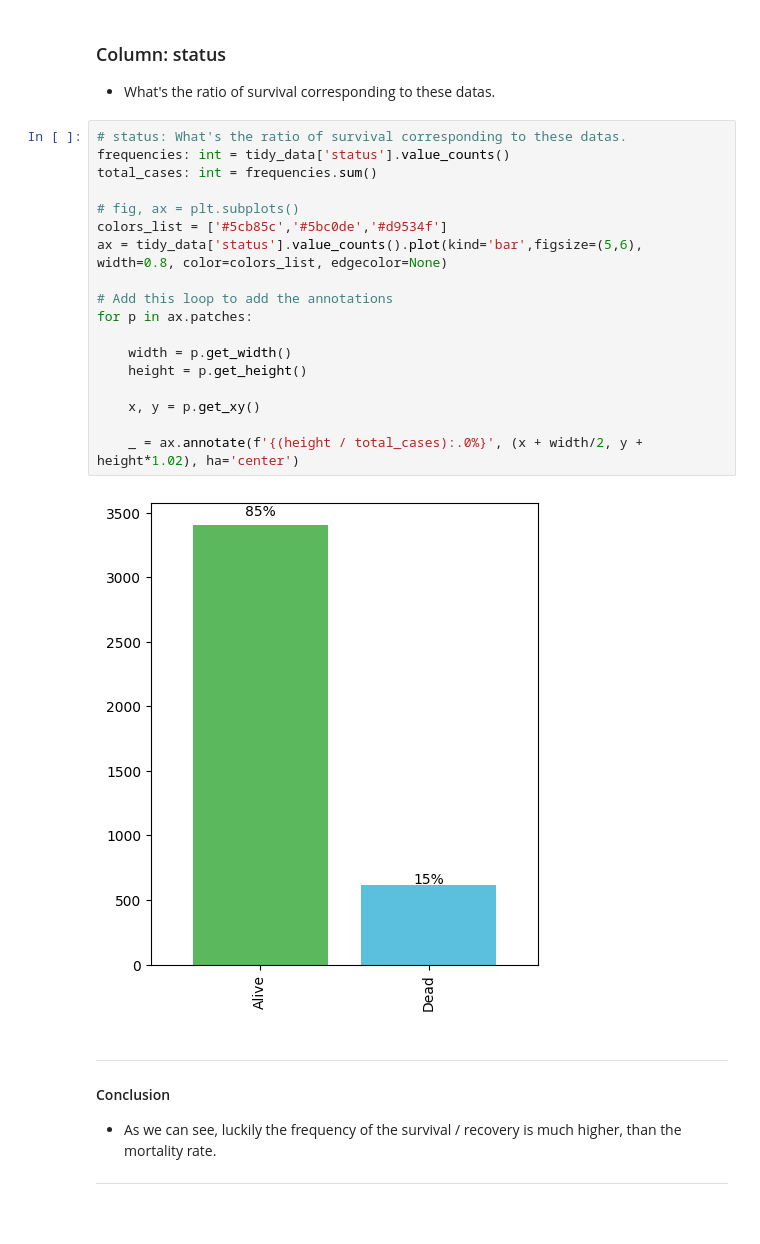
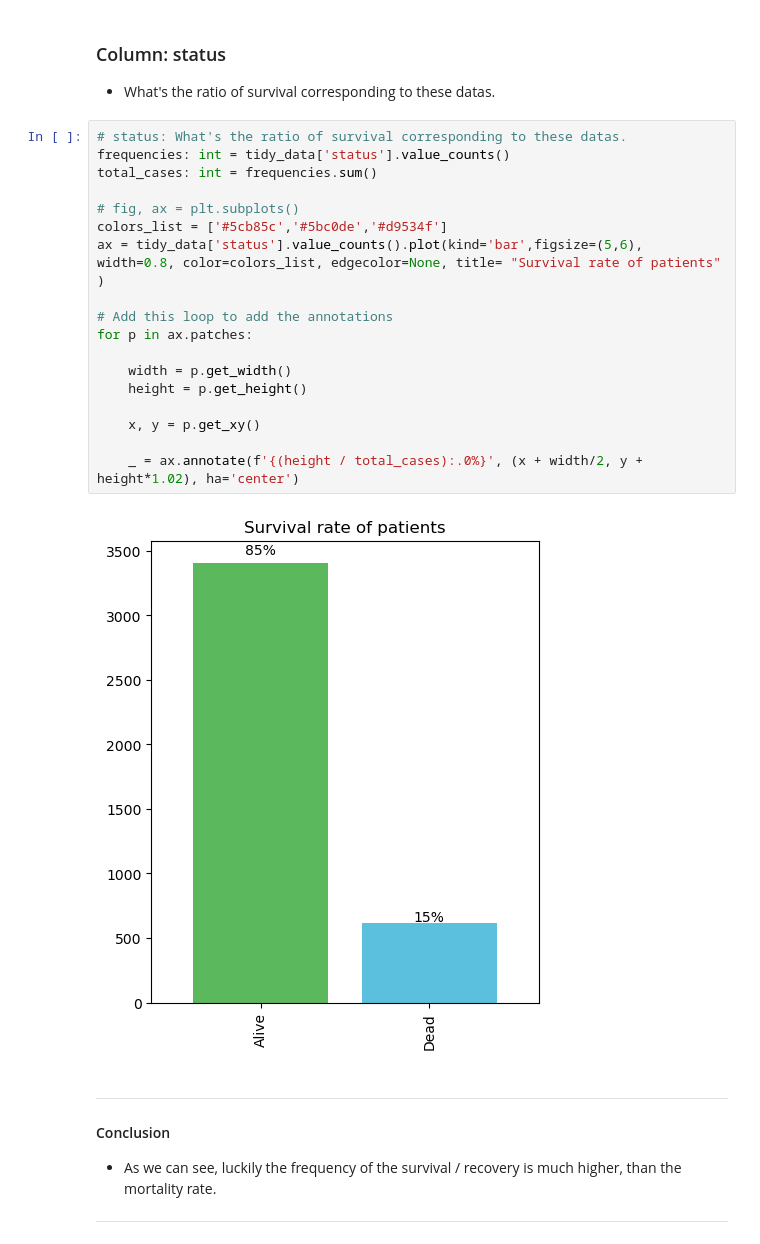
Before and after one commit to AniValle/Pandas_statistics_pt2, a Jupyter notebook: 0-preguntas_basicas.ipynb, the cells around one changed output. Cells and saved outputs as stored; diff of their text form; blank space fills up the shorter version.

```diff
--- a/0-preguntas_basicas.ipynb
+++ b/0-preguntas_basicas.ipynb
@@ -367,23 +367,23 @@ tidy_data
 # %%
 # status: What's the ratio of survival corresponding to these datas.
 frequencies: int = tidy_data['status'].value_counts()
 total_cases: int = frequencies.sum()
 
 # fig, ax = plt.subplots()
 colors_list = ['#5cb85c','#5bc0de','#d9534f']
-ax = tidy_data['status'].value_counts().plot(kind='bar',figsize=(5,6), width=0.8, color=colors_list, edgecolor=None)
+ax = tidy_data['status'].value_counts().plot(kind='bar',figsize=(5,6), width=0.8, color=colors_list, edgecolor=None, title= "Survival rate of patients" )
 
 # Add this loop to add the annotations
 for p in ax.patches:
 
     width = p.get_width()
     height = p.get_height()
 
     x, y = p.get_xy()
 
     _ = ax.annotate(f'{(height / total_cases):.0%}', (x + width/2, y + height*1.02), ha='center')
 # %% [output]
-[figure, old version]
+[figure, new version]
 # %% [markdown]
 ---
 
```
Also changed, not shown: parts of 4 cells of this notebook, 2 other files.
